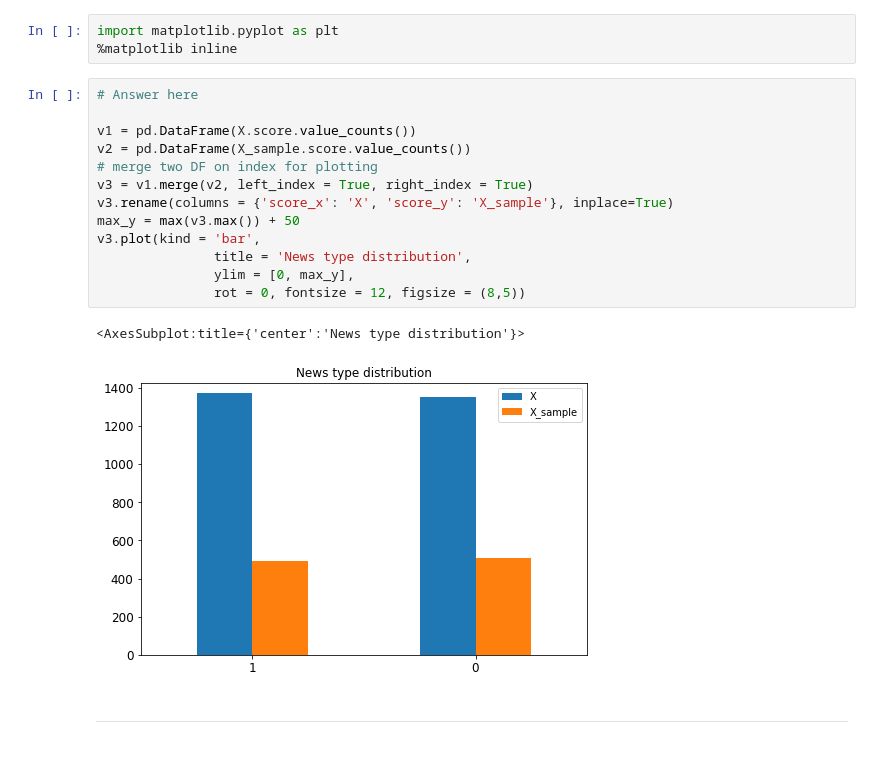
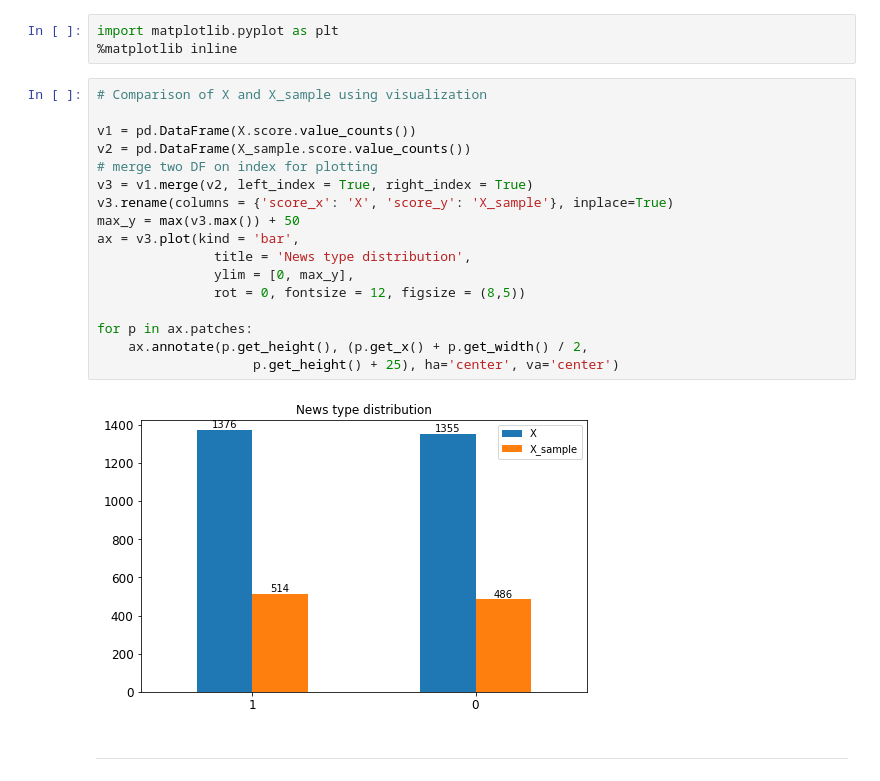
Before and after one commit to JamesLiao714/DM_Lab1, a Jupyter notebook: DM2021-New_Dataset.ipynb, the cells around one changed output. Cells and saved outputs as stored; diff of their text form; blank space fills up the shorter version.

```diff
--- a/DM2021-New_Dataset.ipynb
+++ b/DM2021-New_Dataset.ipynb
@@ -173,21 +174,24 @@ len(X_sample)
 import matplotlib.pyplot as plt
 %matplotlib inline
 # %%
-# Answer here
+# Comparison of X and X_sample using visualization
 
 v1 = pd.DataFrame(X.score.value_counts())
 v2 = pd.DataFrame(X_sample.score.value_counts())
 # merge two DF on index for plotting
 v3 = v1.merge(v2, left_index = True, right_index = True)
 v3.rename(columns = {'score_x': 'X', 'score_y': 'X_sample'}, inplace=True)
 max_y = max(v3.max()) + 50
-v3.plot(kind = 'bar',
+ax = v3.plot(kind = 'bar',
                title = 'News type distribution',
                ylim = [0, max_y],
                rot = 0, fontsize = 12, figsize = (8,5))
+
+for p in ax.patches:
+    ax.annotate(p.get_height(), (p.get_x() + p.get_width() / 2,
+                    p.get_height() + 25), ha='center', va='center')
 # %% [output]
-<AxesSubplot:title={'center':'News type distribution'}>
-[figure, old version]
+[figure, new version]
 # %% [markdown]
  ---
 # %% [markdown]
```
Also changed, not shown: parts of 12 cells of this notebook.
